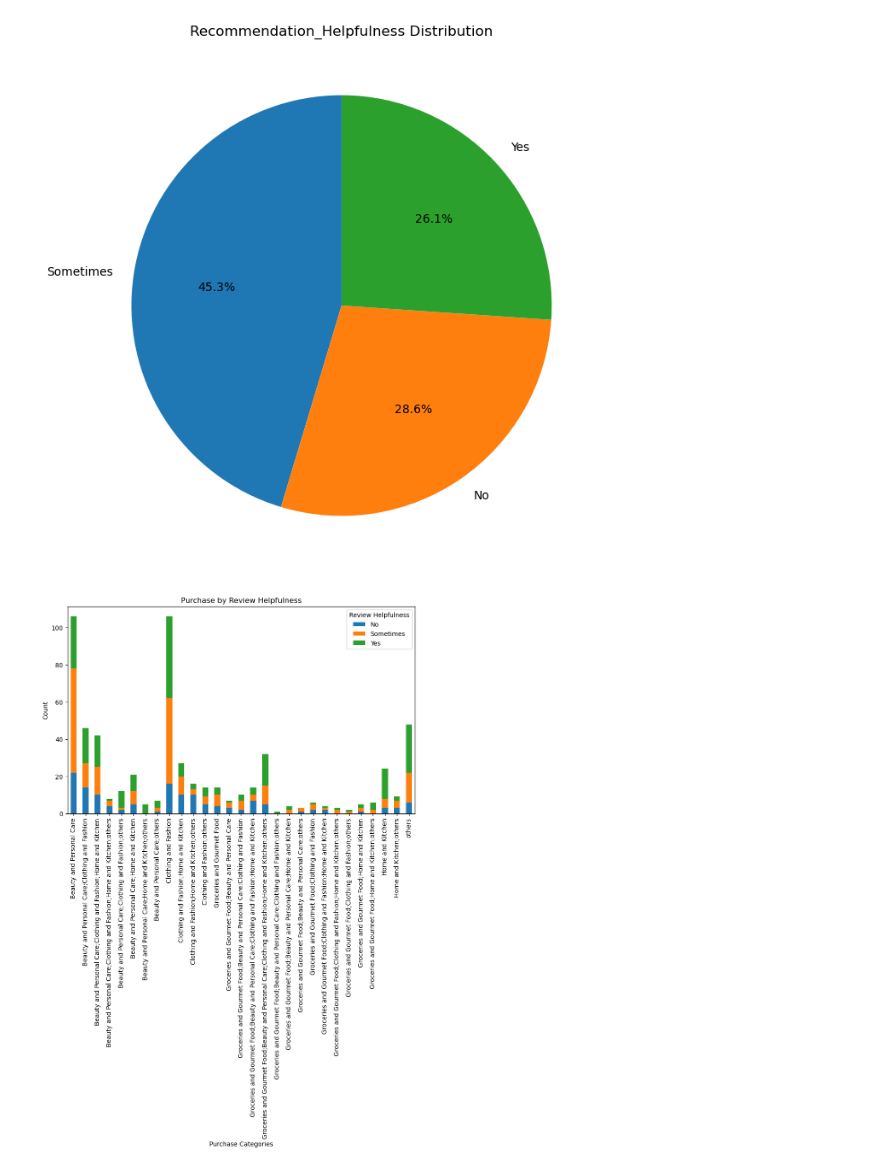
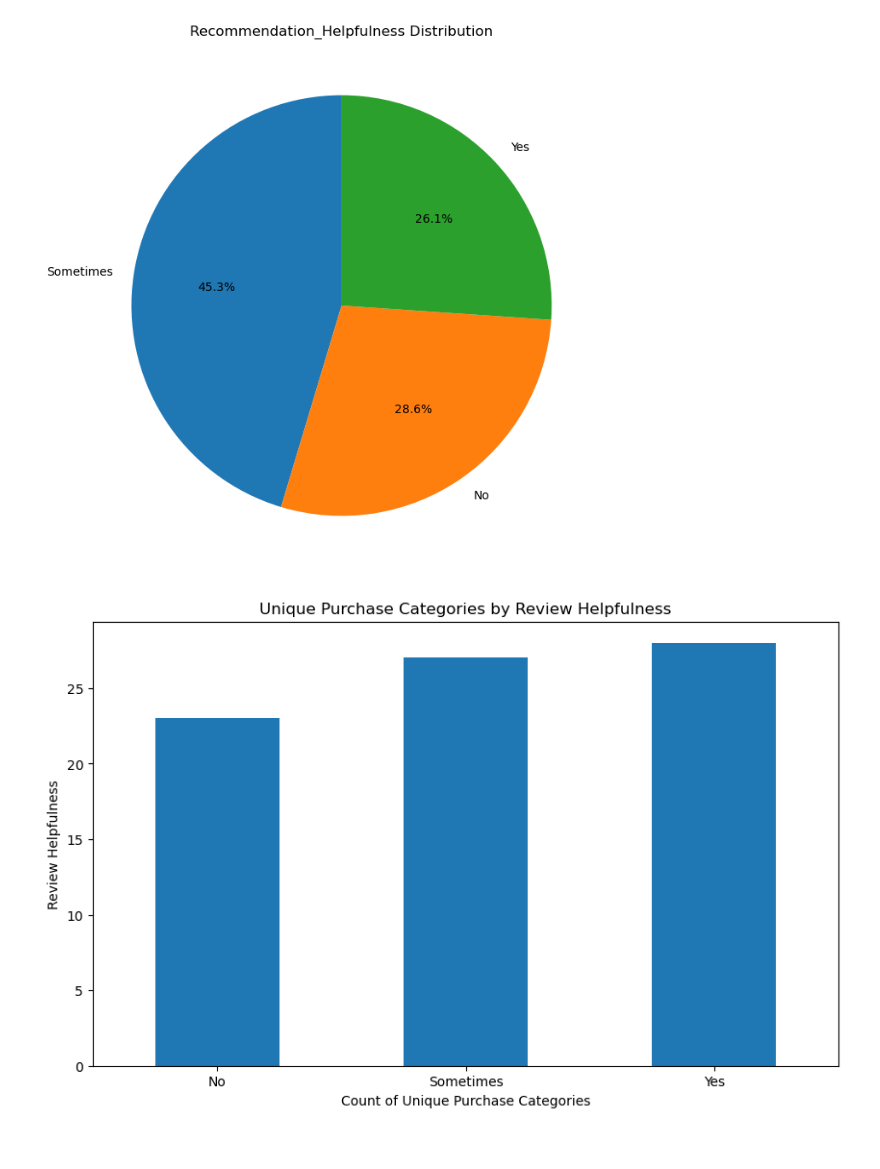
Before and after one commit to rubyghabboun/project1_sudowoodo1, a Jupyter notebook: trish_reviews_recs.ipynb, the cells around one changed output. Cells and saved outputs as stored; diff of their text form; code cells hidden in the pictures.

```diff
--- a/trish_reviews_recs.ipynb
+++ b/trish_reviews_recs.ipynb
@@ -141,17 +141,17 @@ plt.show()
 [figure]
 # %%
 ### need to fix categories - count how many unique values and who purchased or 'look' by ";" in columns
-# %%
-#Bar graph showing relationship between purchase category, sale counts, and review helpfulness/
-#recommendation helpfulness. Need to clean up purchase category.
-
-purchase_by_review_helpfulness = data_df.groupby(['Purchase_Categories', 'Review_Helpfulness']).size().unstack()
-purchase_by_review_helpfulness.plot(kind='bar', stacked=True, figsize=(10, 6))
-plt.title('Purchase by Review Helpfulness')
-plt.xlabel('Purchase Categories')
-plt.ylabel('Count')
-plt.xticks(rotation=90)
-plt.legend(title='Review Helpfulness')
-plt.show()
-# %% [output]
-[figure, removed]
+# %%
+# Count the unique 'Purchase Categories' for each level of 'Review Helpfulness'
+unique_purchase_counts = data_df.groupby('Review_Helpfulness')['Purchase_Categories'].nunique()
+
+# Create a bar chart to show the count of unique 'Purchase Categories' for each 'Review Helpfulness' level
+unique_purchase_counts.plot(kind='bar', figsize=(10, 6))
+plt.title('Unique Purchase Categories by Review Helpfulness')
+plt.xlabel('Review Helpfulness')
+plt.ylabel('Count of Unique Purchase Categories')
+
+plt.xticks(rotation=0)  # Set the rotation angle of x-axis labels
+plt.show()
+# %% [output]
+[figure, added]
```
Also changed, not shown: parts of 2 cells of this notebook.
